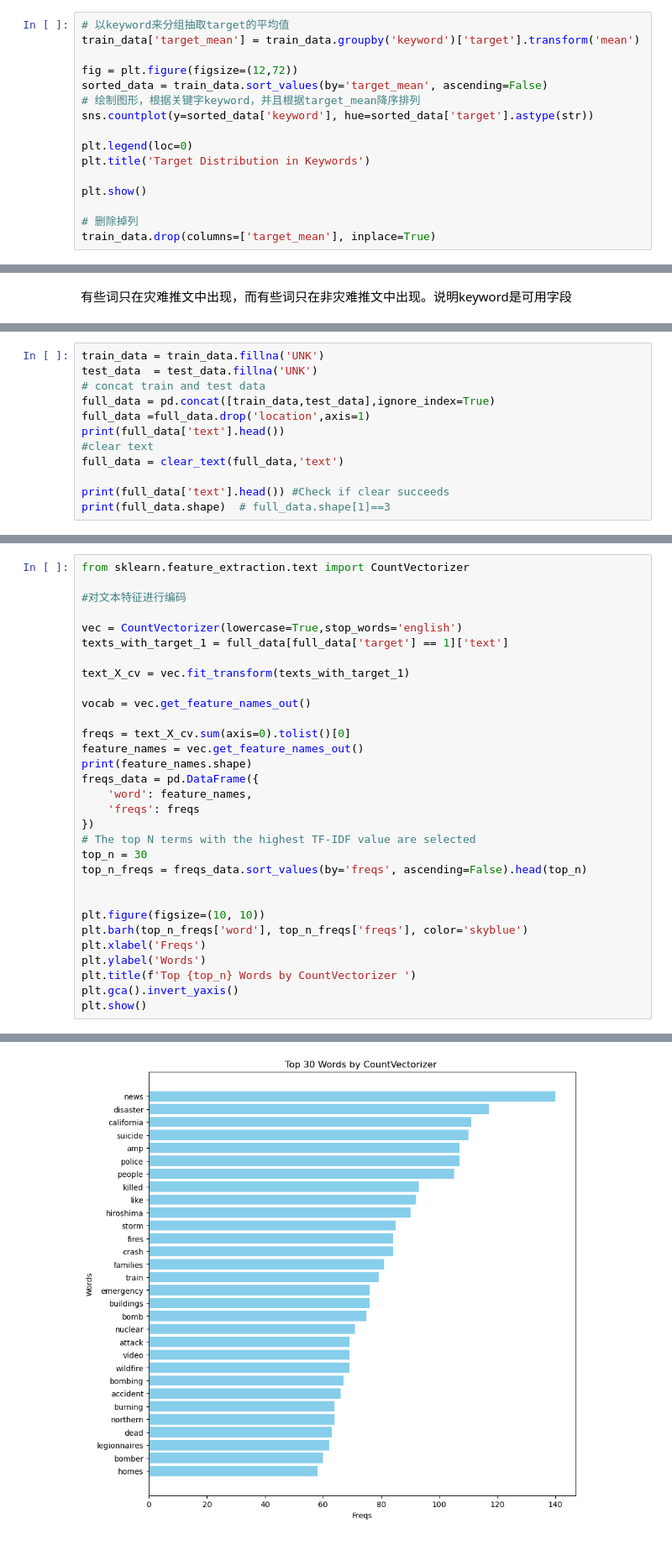
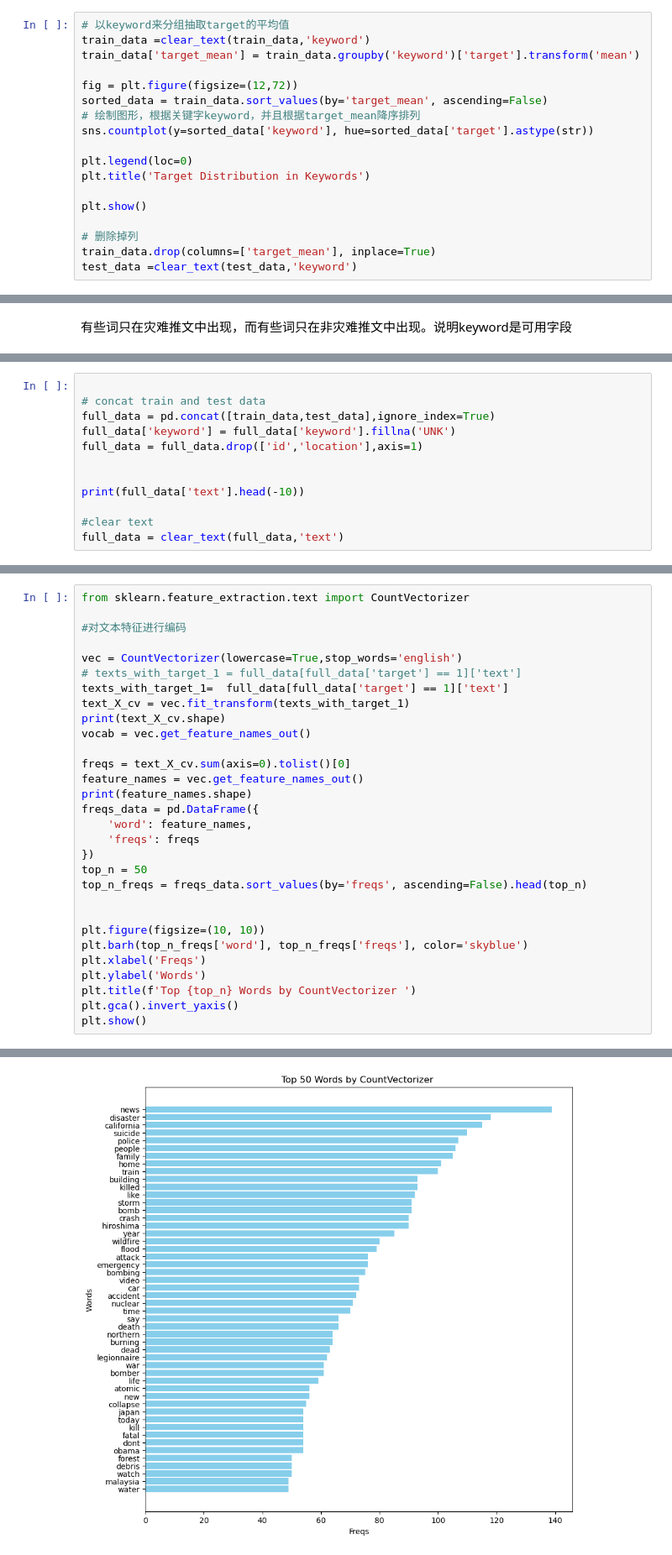
Before and after one commit to zpeople/NLP-Disaster-Tweets, a Jupyter notebook: NLP.ipynb, the cells around one changed output, grey strips where cells are left out. Shown at 84% size. Saved outputs shown, nothing was run; the diff lists cells and outputs as text.

```diff
--- a/NLP.ipynb
+++ b/NLP.ipynb
@@ -200,6 +282,7 @@ The number of keywords common to the training and test data: 221
 训练集和测试集的keyword完全重复，说明训练集的keyword可以用在测试集上
 # %%
 # 以keyword来分组抽取target的平均值
+train_data =clear_text(train_data,'keyword')
 train_data['target_mean'] = train_data.groupby('keyword')['target'].transform('mean')
 
 fig = plt.figure(figsize=(12,72))
@@ -214,4 +297,5 @@ plt.show()
 
 # 删除掉列
 train_data.drop(columns=['target_mean'], inplace=True)
+test_data =clear_text(test_data,'keyword')
 # %% [output]
@@ -267,13 +307,13 @@ def clear_text(df, col):
 # %%
-train_data = train_data.fillna('UNK')
-test_data  = test_data.fillna('UNK')
+
 # concat train and test data
 full_data = pd.concat([train_data,test_data],ignore_index=True)
-full_data =full_data.drop('location',axis=1)
-print(full_data['text'].head())
+full_data['keyword'] = full_data['keyword'].fillna('UNK')
+full_data = full_data.drop(['id','location'],axis=1)
+
+
+print(full_data['text'].head(-10))
+
 #clear text
 full_data = clear_text(full_data,'text')
-
-print(full_data['text'].head()) #Check if clear succeeds
-print(full_data.shape)  # full_data.shape[1]==3
 # %% [output]
@@ -318,10 +371,10 @@ from sklearn.feature_extraction.text import CountVectorizer
 #对文本特征进行编码
 
 vec = CountVectorizer(lowercase=True,stop_words='english')
-texts_with_target_1 = full_data[full_data['target'] == 1]['text']
-
+# texts_with_target_1 = full_data[full_data['target'] == 1]['text']
+texts_with_target_1=  full_data[full_data['target'] == 1]['text']
 text_X_cv = vec.fit_transform(texts_with_target_1)
-
+print(text_X_cv.shape)
 vocab = vec.get_feature_names_out()
 
 freqs = text_X_cv.sum(axis=0).tolist()[0]
@@ -331,8 +384,7 @@ freqs_data = pd.DataFrame({
     'word': feature_names,
     'freqs': freqs
 })
-# The top N terms with the highest TF-IDF value are selected
-top_n = 30
+top_n = 50
 top_n_freqs = freqs_data.sort_values(by='freqs', ascending=False).head(top_n)
 
 
@@ -348 +401 @@ plt.show()
-[figure, old version]
+[figure, new version]
```
Also changed, not shown: parts of 51 cells of this notebook.
